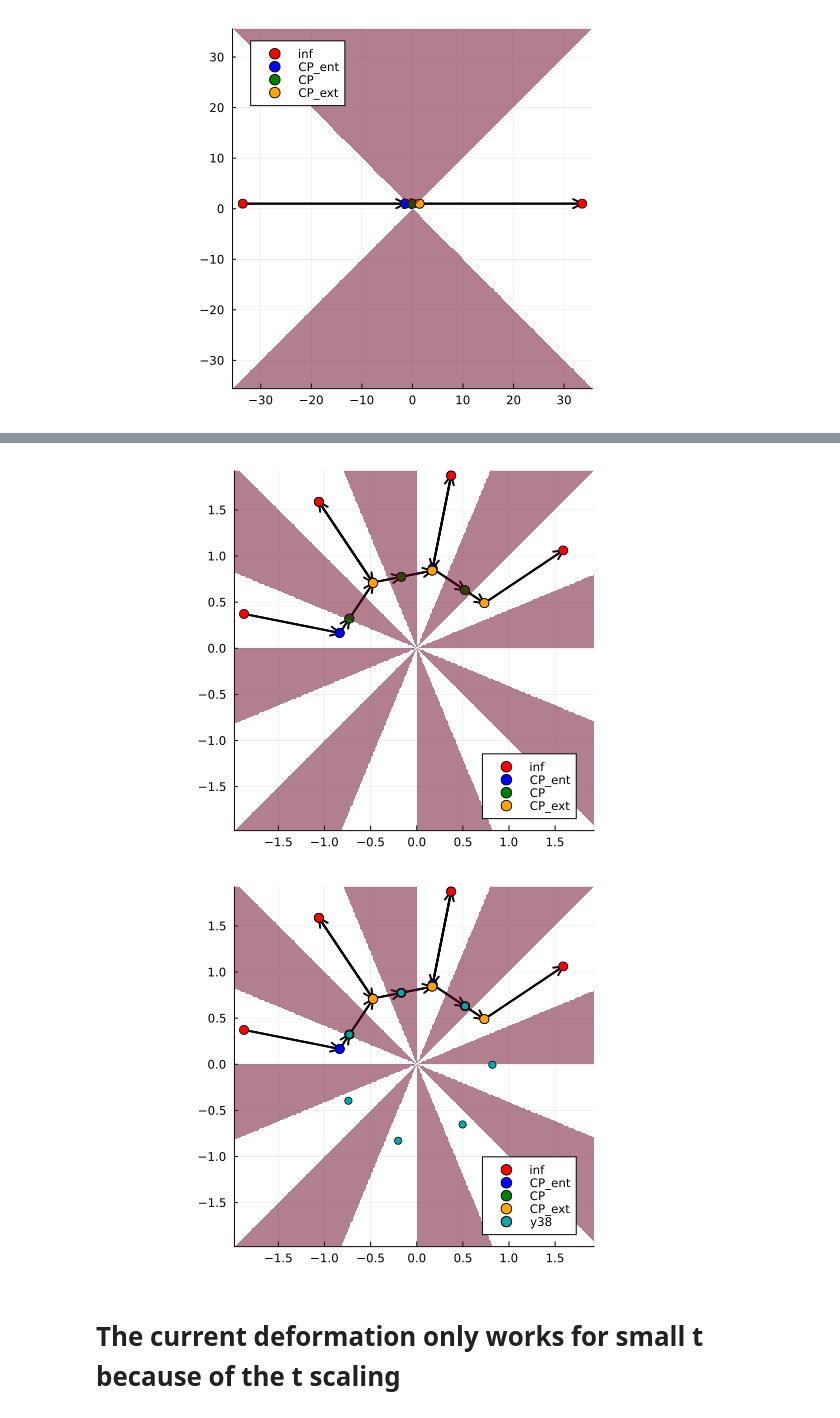
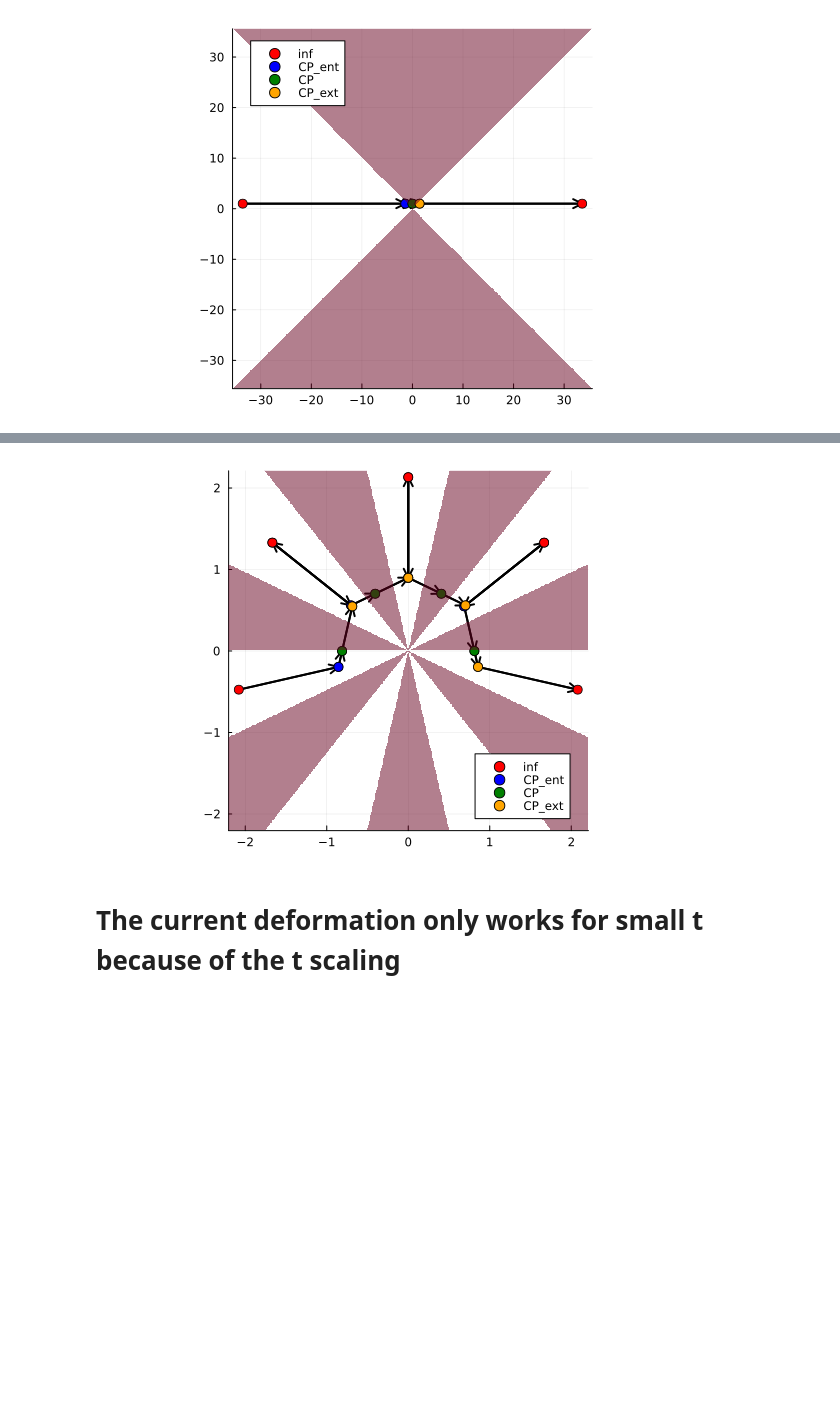
Before and after one commit to WietseVaes/NUTM-timestep, a Jupyter notebook: Code/spf positive x.ipynb, the cells around one changed output, grey strips where cells are left out. Cells and saved outputs as stored; diff of their text form; code cells hidden in the pictures; blank space fills up the shorter version.

```diff
--- a/Code/spf positive x.ipynb
+++ b/Code/spf positive x.ipynb
@@ -461,31 +507,12 @@ pl = DomainPlot(DD)|>display
-# %%
-w = -[-2,-9,5,-1,-4,1,-1im]
-x = 2
-t = 0.000001;
-inp = Input_sf(w,x,t)
-DD = FullPath(inp)
-pl = DomainPlot(DD)|>display
-
-m = length(w);
-a = zeros(m) .* 1im
-a[1] = 1im*x/(-(m+1)*w[m])
-for i1 = 1:(m-1)
-    a[i1+1] = (i1+1)*w[i1]*t^((m-i1)/(m+1))/ ((m+1)*w[m] )
-end
-A = zeros(m,m) * 1im;
-for i1=1:m-1
-    A[i1+1,i1] = 1.0;
-end
-A[:,m] = -1. .* a
-E = A |> eigen
-
-result = (E.values)
-
-#sum(abs.(result))/length(result)|>display
-scatter!(real(result),imag(result))
-# %% [output]
-[figure, removed]
-[figure, removed]
+# %%
+w = [0,0,0,0,0,1im]
+x = 2
+t = 0.0000001;
+inp = Input_sf(w,x,t)
+DD = FullPath(inp)
+pl = DomainPlot(DD)|>display
+# %% [output]
+[figure, added]
 # %% [markdown]
 # The current deformation only works for small t because of the t scaling
 # %%
```
Also changed, not shown: parts of 8 cells of this notebook.
